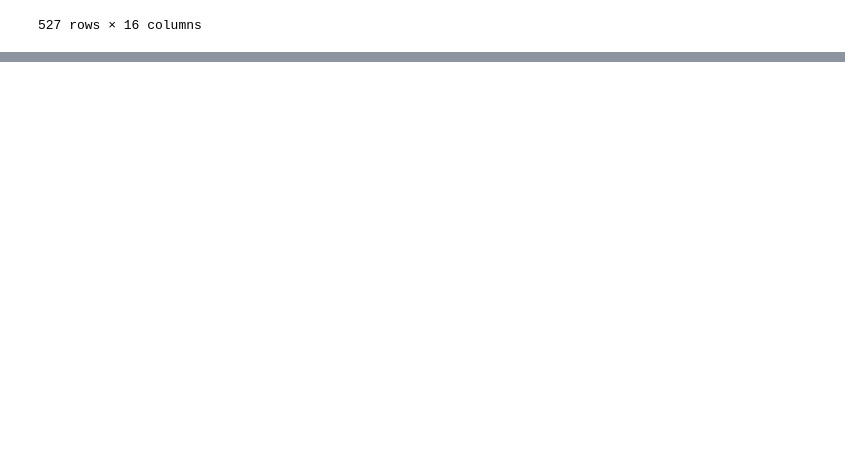
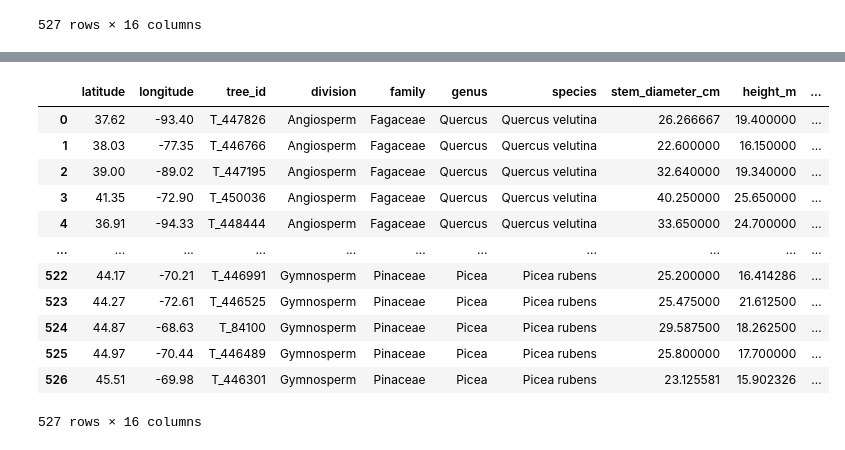
Before and after one commit to ArianeMora/remseno, a Jupyter notebook: notebooks/HarvardTrees.ipynb, the cells around one changed output, grey strips where cells are left out. Saved outputs shown, nothing was run; the diff lists cells and outputs as text; code cells hidden in the pictures; blank space fills up the shorter version.

```diff
--- a/notebooks/HarvardTrees.ipynb
+++ b/notebooks/HarvardTrees.ipynb
@@ -770,0 +791,16 @@ training_df.to_csv(f'{data_dir}tallo_neon_species_dedup_subsample.csv', index=Fa
+# %%
+pd.read_csv(f'{data_dir}tallo_neon_species_dedup_subsample.csv')
+# %% [output]
+|  | latitude | longitude | tree_id | division | family | genus | species | stem_diameter_cm | height_m | ... |
+| 0 | 37.62 | -93.40 | T_447826 | Angiosperm | Fagaceae | Quercus | Quercus velutina | 26.266667 | 19.400000 | ... |
+| 1 | 38.03 | -77.35 | T_446766 | Angiosperm | Fagaceae | Quercus | Quercus velutina | 22.600000 | 16.150000 | ... |
+| 2 | 39.00 | -89.02 | T_447195 | Angiosperm | Fagaceae | Quercus | Quercus velutina | 32.640000 | 19.340000 | ... |
+| 3 | 41.35 | -72.90 | T_450036 | Angiosperm | Fagaceae | Quercus | Quercus velutina | 40.250000 | 25.650000 | ... |
+| 4 | 36.91 | -94.33 | T_448444 | Angiosperm | Fagaceae | Quercus | Quercus velutina | 33.650000 | 24.700000 | ... |
+| ... | ... | ... | ... | ... | ... | ... | ... | ... | ... | ... |
+| 522 | 44.17 | -70.21 | T_446991 | Gymnosperm | Pinaceae | Picea | Picea rubens | 25.200000 | 16.414286 | ... |
+| 523 | 44.27 | -72.61 | T_446525 | Gymnosperm | Pinaceae | Picea | Picea rubens | 25.475000 | 21.612500 | ... |
+| 524 | 44.87 | -68.63 | T_84100 | Gymnosperm | Pinaceae | Picea | Picea rubens | 29.587500 | 18.262500 | ... |
+| 525 | 44.97 | -70.44 | T_446489 | Gymnosperm | Pinaceae | Picea | Picea rubens | 25.800000 | 17.700000 | ... |
+| 526 | 45.51 | -69.98 | T_446301 | Gymnosperm | Pinaceae | Picea | Picea rubens | 23.125581 | 15.902326 | ... |
+527 rows × 16 columns
```
Also changed, not shown: parts of 30 cells of this notebook, 3 other files.
